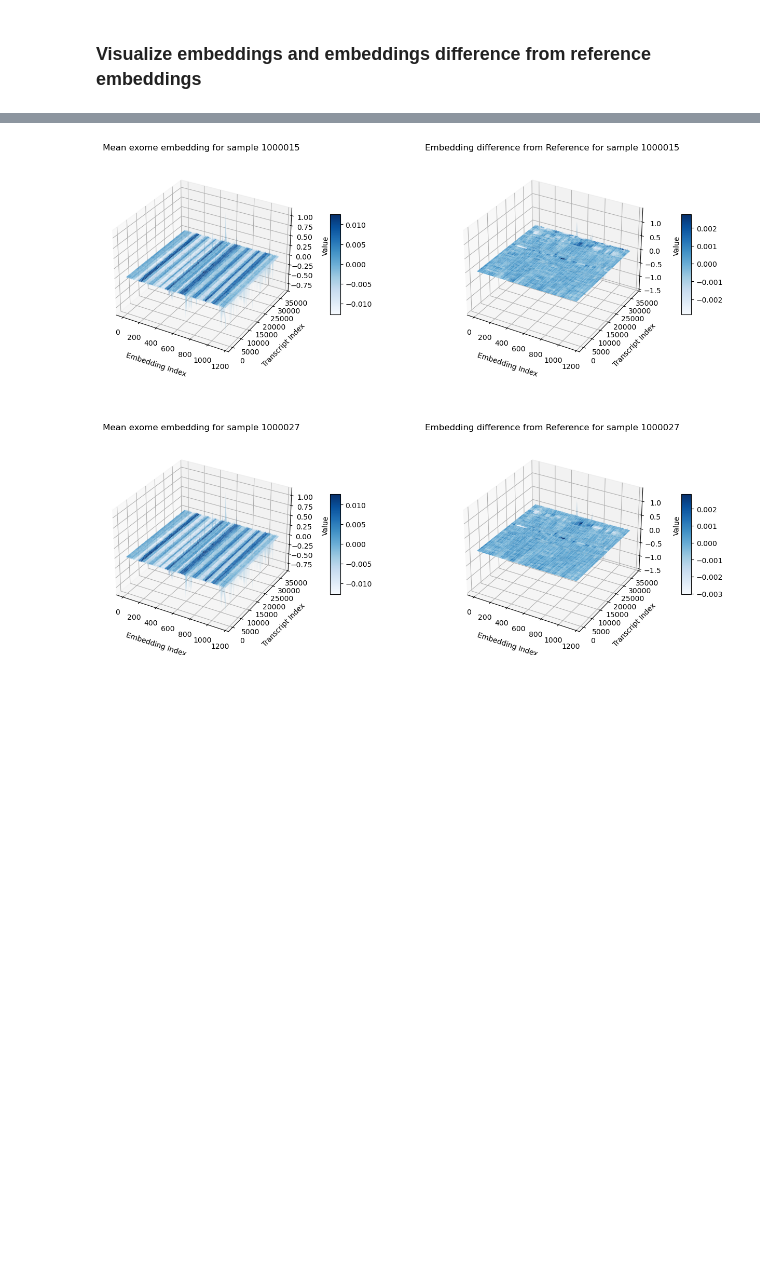
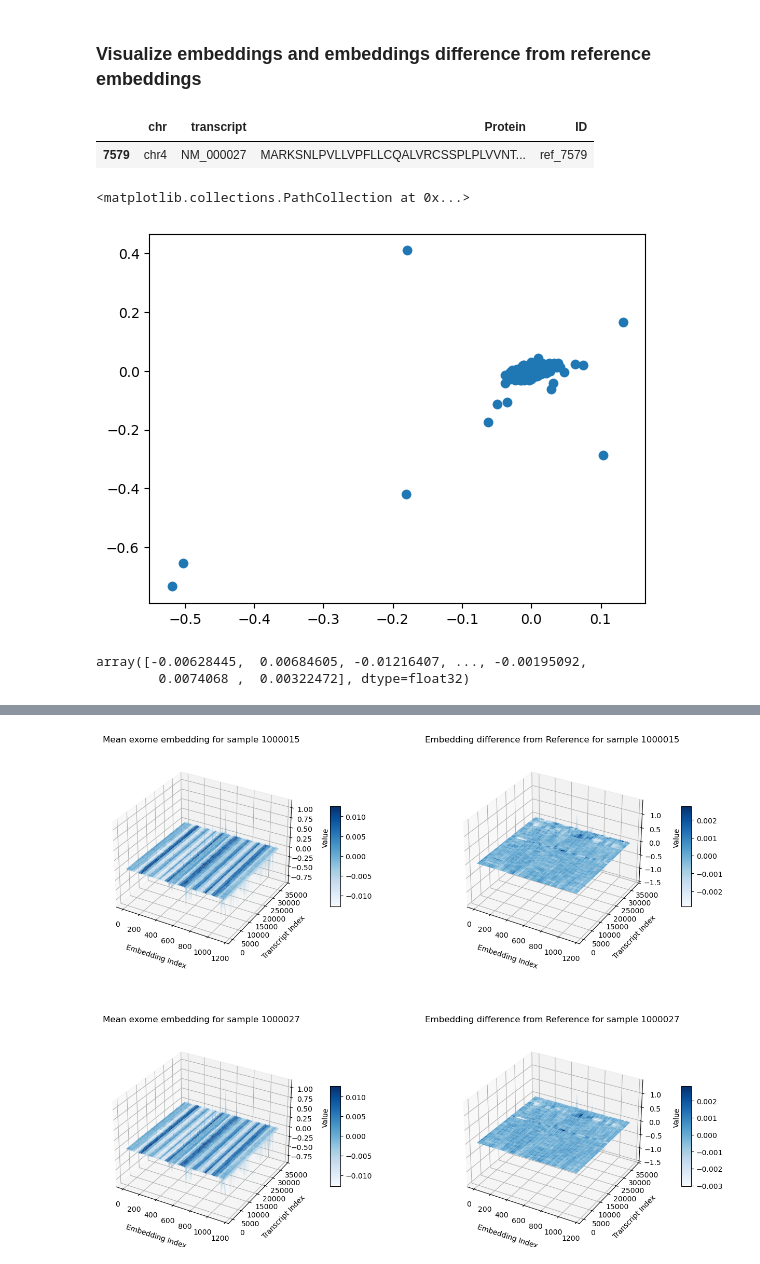
Before and after one commit to khoa-yelo/ukbb_gwas, a Jupyter notebook: notebooks/ExomeDL.ipynb, the cells around one changed output, grey strips where cells are left out. Saved outputs shown, nothing was run; the diff lists cells and outputs as text; code cells hidden in the pictures; blank space fills up the shorter version.

```diff
--- a/notebooks/ExomeDL.ipynb
+++ b/notebooks/ExomeDL.ipynb
@@ -15,7 +15,7 @@ from dataloader import VariantLoader, EmbeddingLoader, ExomeLoader
 # %% [markdown]
 ### Load Database
 # %%
-DATA_DIR = os.getenv("PROCESSED_DATA")
+DATA_DIR = '/orange/sai.zhang/khoa/data/UKBB'#os.getenv("PROCESSED_DATA")
 REF_DIR = os.getenv("PROCESSED_DATA")
 VARIANT_DB = join(DATA_DIR, "processed/sqlite/ukbb_sample_indexed.db")
 EMBEDDING_DB = join(DATA_DIR, "processed/embeddings/protein_embeddings.h5")
@@ -96,3 +93,18 @@ def visualize_exome_embeddings_batch(data, ref, sample_ids, flag):
         fig.colorbar(surf, ax=ax, shrink=0.5, aspect=10, pad=0.1)
     plt.subplots_adjust(hspace=0.4)
     plt.show()
+# %%
+meanExomeLoader.reference_db[meanExomeLoader.reference_db.transcript == "NM_000027"]
+# %% [output]
+|  | chr | transcript | Protein | ID |
+| 7579 | chr4 | NM_000027 | MARKSNLPVLLVPFLLCQALVRCSSPLPLVVNT... | ref_7579 |
+# %%
+plt.scatter(meanEmbeddingLoader.get_ref_embeddings()[7579], meanEmbeddingLoader.get_embeddings("chr4", 14046))
+# %% [output]
+<matplotlib.collections.PathCollection at 0x...>
+[figure, added]
+# %%
+meanEmbeddingLoader.get_embeddings("chr4", 14046)
+# %% [output]
+array([-0.00628445,  0.00684605, -0.01216407, ..., -0.00195092,
+        0.0074068 ,  0.00322472], dtype=float32)
```
Also changed, not shown: parts of 27 cells of this notebook, 2 other files.
